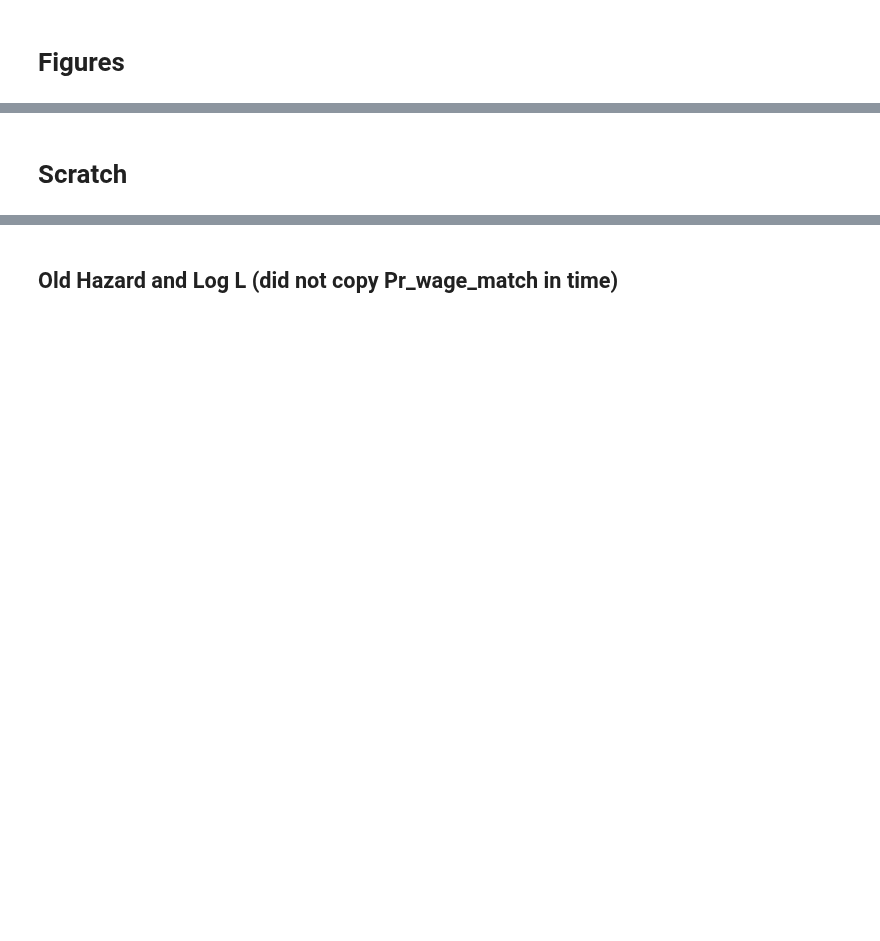
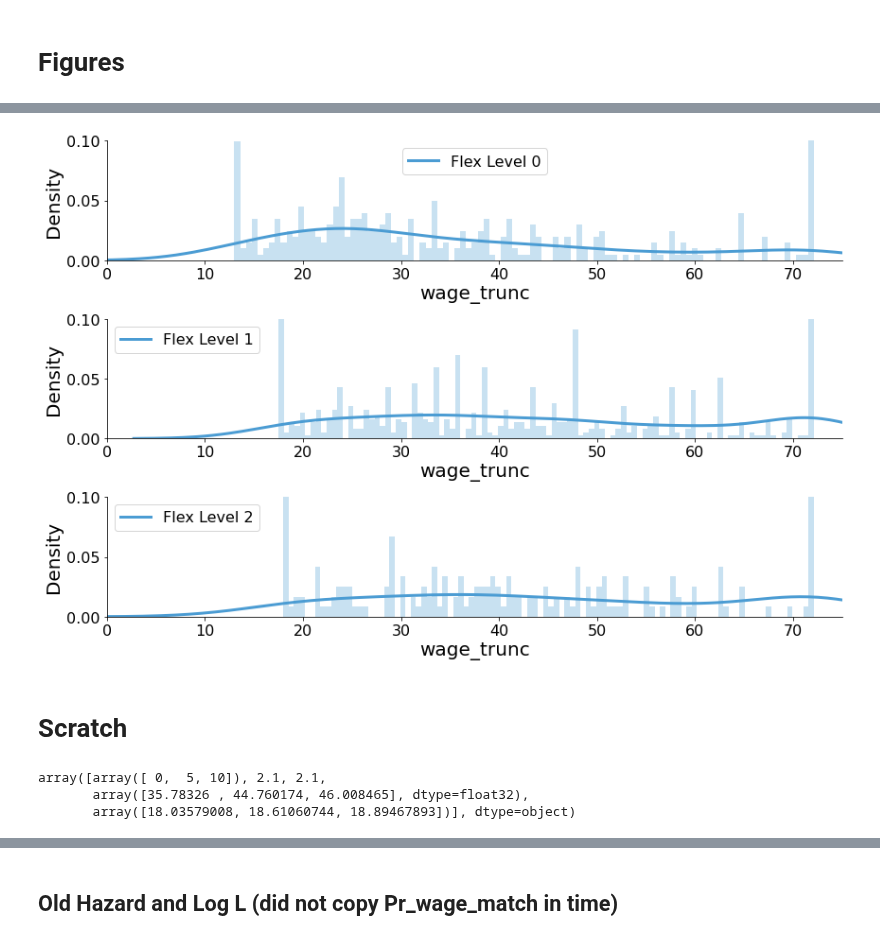
Before and after one commit to meganmccoy/flexibility-in-search-model, a Jupyter notebook: SimplifiedModel.ipynb, the cells around one changed output, grey strips where cells are left out. Saved outputs shown, nothing was run; the diff lists cells and outputs as text; code cells hidden in the pictures; blank space fills up the shorter version.

```diff
--- a/SimplifiedModel.ipynb
+++ b/SimplifiedModel.ipynb
@@ -32,3 +32,7 @@ from scipy.optimize import minimize
 df=pd.read_stata('workfile.dta', columns=['sex','employed', 'flex_sched_score', 'hrwage', 'dur']) #986,337 obs from 1984-2017; 711,205 for 2000-2017
 # %% [markdown]
 ## Inputs and Parameters
+# %%
+df['flex']=np.NaN
+df['flex'].iloc[(df['flex_sched_score']==0)] = 0
+df['flex'].iloc[(df['flex_sched_score']==1 )| (df['flex_sched_score']==2)] = 1
@@ -247,0 +243,8 @@ def log_L(data: pd.DataFrame, flex: str, wage: str, dur: str, res_wage: np.array
+# %%
+fifth_pctl = np.zeros(1)
+
+for k in range(3):
+    tmp = men[men['flex_sched_score']==k]
+    fifth = np.percentile(tmp['hrwage'],5)
+    fifth_pctl = np.append(fifth_pctl, fifth)
+    print("5th percentile wage = " + str(fifth) + " for men with flex level " + str(k))
@@ -247,0 +259,5 @@ def log_L(data: pd.DataFrame, flex: str, wage: str, dur: str, res_wage: np.array
+# %%
+men['wage_trunc']=men['hrwage']
+
+for k in range(3):
+    men['wage_trunc'].iloc[(men['hrwage']<fifth_pctl[k+1]) & (men['flex_sched_score']==k)]=fifth_pctl[k+1] #k+1 because empty array initiates with zero
@@ -307,3 +433,21 @@ plt.tight_layout()
+# %%
+fig, ax = plt.subplots(3, 1, figsize=(12, 8))
+
+for k in range(3):
+    tmp = men[(men['flex_sched_score']==k) & (men['employed']==1)]
+    sns.distplot(tmp['wage_trunc'], color='#4B9CD3', hist_kws={'alpha' : .3}, bins=100, ax=ax[k])
+    ax[k].legend(['Flex Level ' + str(k)])
+    ax[k].set_ylim([0,0.1])
+    ax[k].set_xlim([0,75])
+
+
+#ax.set(xlabel="Distribution of Men's Hourly Wage")
+
+plt.tight_layout()
+
+# fig.savefig('./figures/wage_noMin.png', bbox_inches='tight', transparent=True)
+# %% [output]
+[figure, added]
 # %%
 fig, ax = plt.subplots(3, 1, figsize=(12, 8))
 
@@ -324,0 +481,7 @@ plt.tight_layout()
+# %%
+params = np.array([c_k, float(λ), float(η), μ, σ])
+params
+# %% [output]
+array([array([ 0,  5, 10]), 2.1, 2.1,
+       array([35.78326 , 44.760174, 46.008465], dtype=float32),
+       array([18.03579008, 18.61060744, 18.89467893])], dtype=object)
```
Also changed, not shown: parts of 43 cells of this notebook.
